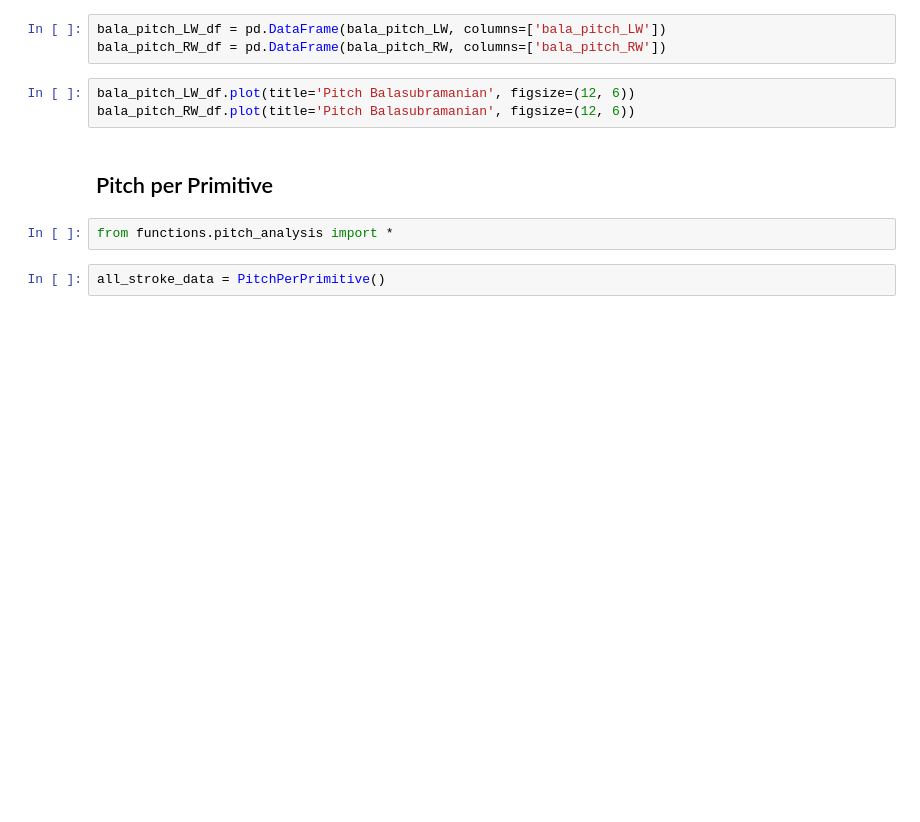
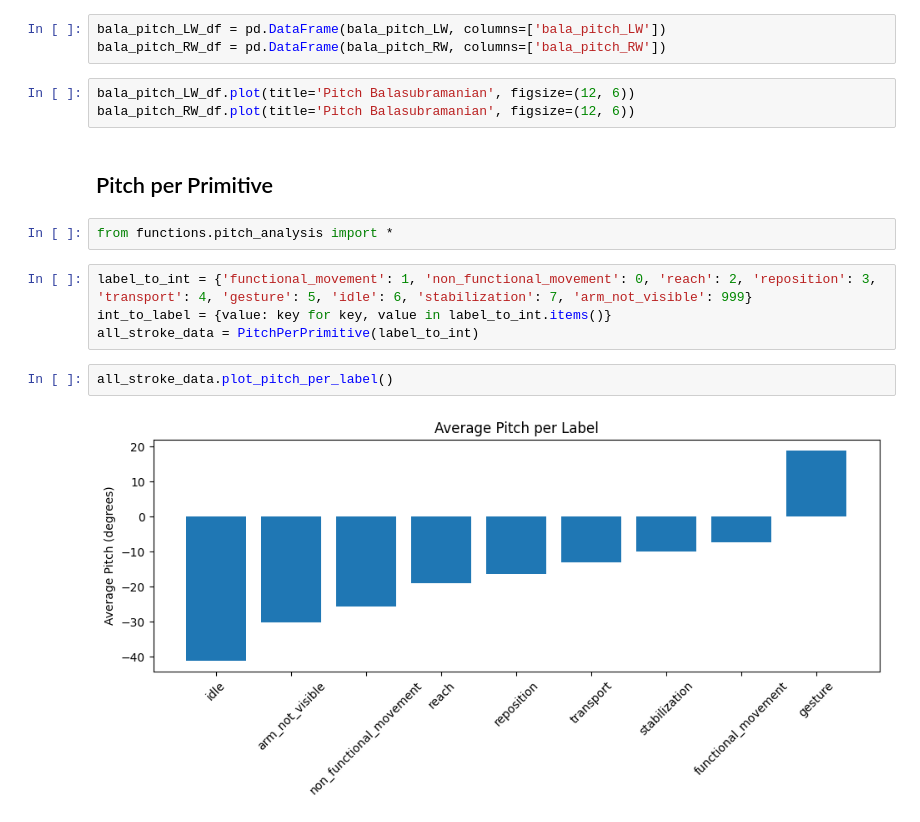
Before and after one commit to gloorli/ul-movement-tracking, a Jupyter notebook: src/pitch_analysis.ipynb, the cells around one changed output. Saved outputs shown, nothing was run; the diff lists cells and outputs as text; blank space fills up the shorter version.

Commit message:
feat: plot mean pitch per label

```diff
--- a/src/pitch_analysis.ipynb
+++ b/src/pitch_analysis.ipynb
@@ -51,5 +44,11 @@ bala_pitch_RW_df.plot(title='Pitch Balasubramanian', figsize=(12, 6))
 ## Pitch per Primitive
 # %%
 from functions.pitch_analysis import *
+# %%
+label_to_int = {'functional_movement': 1, 'non_functional_movement': 0, 'reach': 2, 'reposition': 3, 'transport': 4, 'gesture': 5, 'idle': 6, 'stabilization': 7, 'arm_not_visible': 999}
+int_to_label = {value: key for key, value in label_to_int.items()}
+all_stroke_data = PitchPerPrimitive(label_to_int)
 # %%
-all_stroke_data = PitchPerPrimitive()
+all_stroke_data.plot_pitch_per_label()
+# %% [output]
+[figure, added]
```
Also changed, not shown: parts of 3 cells of this notebook, 1 other file.
